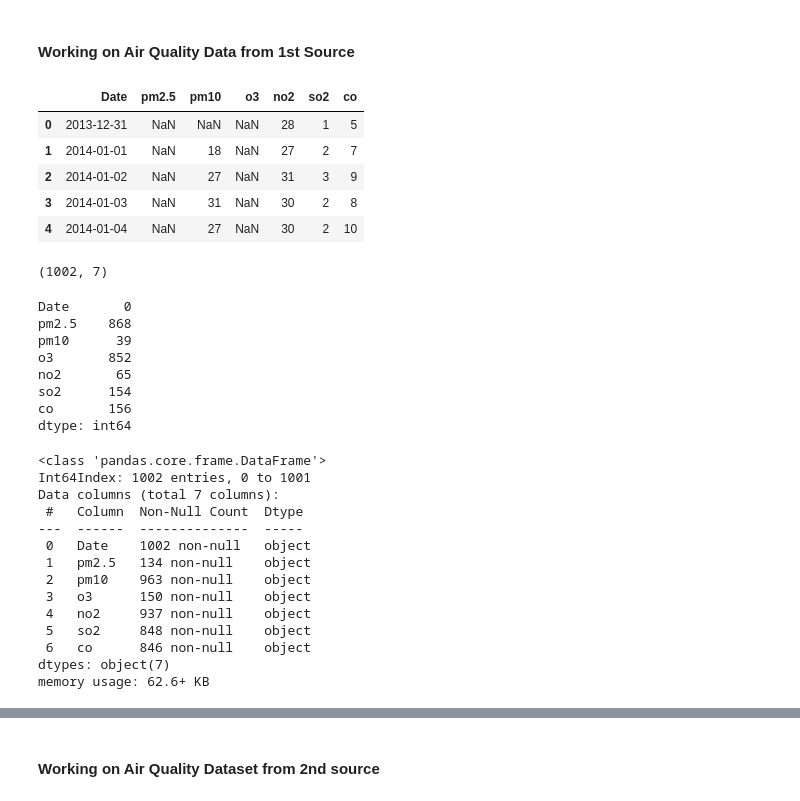
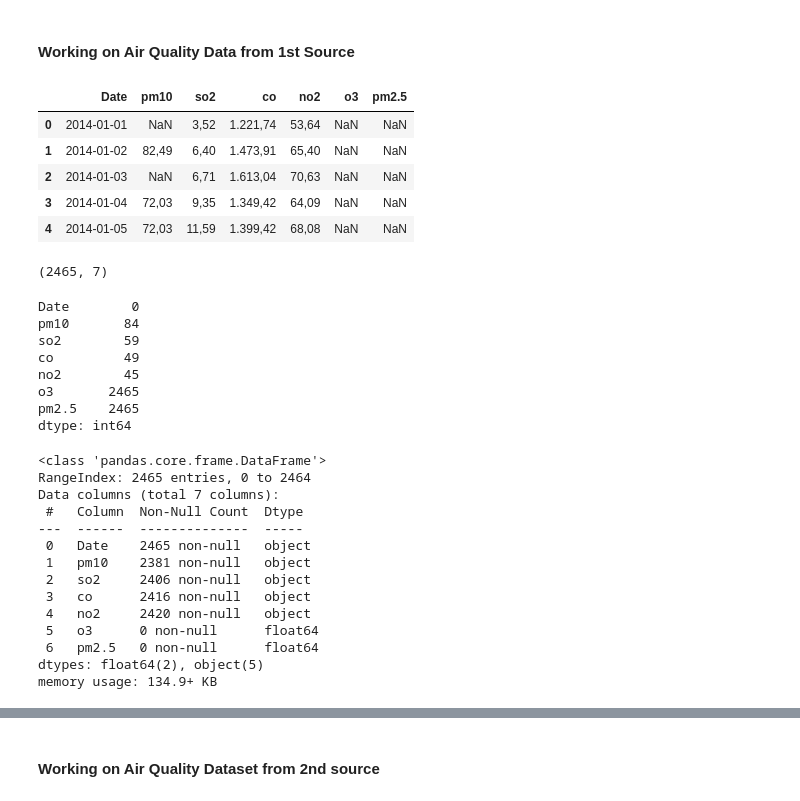
Before and after one commit to erolerdogan/AirQuality_in_Istanbul, a Jupyter notebook: AQI_in_Istanbul.ipynb, the cells around one changed output, grey strips where cells are left out. Cells and saved outputs as stored; diff of their text form; code cells hidden in the pictures.

```diff
--- a/AQI_in_Istanbul.ipynb
+++ b/AQI_in_Istanbul.ipynb
@@ -57,7 +57,7 @@ import numpy as np
 # %% [markdown]
 #### Air Quality Dataset from 1st source
 # %%
-aqi_first = pd.read_csv("istanbul_aqi.csv", names=["Date", "pm2.5", "pm10", "o3", "no2", "so2", "co"], header=0)
-
-aqi_first.head()
+aqi_first = pd.read_excel("istanbul_sirinevler_aqi_2014-2020.xlsx",
+                          names=["Date", "pm10", "so2", "co", "no2", "o3", "pm2.5"], header=2)
+aqi_first.head(11)
 # %% [output]
@@ -162,67 +159,66 @@ dtype: int64
 #### Working on Air Quality Data from 1st Source
 # %%
 # Changing empty or wrong cell's values as NaN values
-aqi_first.replace(["", " "], np.nan, inplace=True)
-
+aqi_first.replace(["", " ", "-"], np.nan, inplace=True)
+aqi_first.replace([","], np.nan, inplace=True)
 # Converting Date to actual datetime
 aqi_first.Date = pd.to_datetime(aqi_first.Date)
 
 aqi_first.sort_values(by="Date", inplace=True)
-aqi_first.drop(0, inplace=True)
 aqi_first.reset_index(drop=True, inplace=True)
 
-# Removing 2020 datas because of we don't have it within 'combined_data.csv'
-aqi_first = aqi_first.iloc[:-3,:]
+###      # Removing 2020 datas because of we don't have it within 'combined_data.csv'
+###      aqi_first = aqi_first.iloc[:-3,:]
 
-# Due to combine data
-mask = aqi_first.Date < "2017-01-02"
-aqi_first = aqi_first[mask]
+# No need to mask anymore. Modification data: 2020-10-09 by erolerdogan
+###      # Due to combine data
+###      mask = aqi_first.Date < "2017-01-02"
+###      aqi_first = aqi_first[mask]
 
 # Converting Date to actual datetime
 aqi_first.Date = pd.to_datetime(aqi_first.Date).dt.strftime("%Y-%m-%d")
 aqi_first.head()
 # %% [output]
-|  | Date | pm2.5 | pm10 | o3 | no2 | so2 | co |
-| 0 | 2013-12-31 | NaN | NaN | NaN | 28 | 1 | 5 |
-| 1 | 2014-01-01 | NaN | 18 | NaN | 27 | 2 | 7 |
-| 2 | 2014-01-02 | NaN | 27 | NaN | 31 | 3 | 9 |
-| 3 | 2014-01-03 | NaN | 31 | NaN | 30 | 2 | 8 |
-| 4 | 2014-01-04 | NaN | 27 | NaN | 30 | 2 | 10 |
+|  | Date | pm10 | so2 | co | no2 | o3 | pm2.5 |
+| 0 | 2014-01-01 | NaN | 3,52 | 1.221,74 | 53,64 | NaN | NaN |
+| 1 | 2014-01-02 | 82,49 | 6,40 | 1.473,91 | 65,40 | NaN | NaN |
+| 2 | 2014-01-03 | NaN | 6,71 | 1.613,04 | 70,63 | NaN | NaN |
+| 3 | 2014-01-04 | 72,03 | 9,35 | 1.349,42 | 64,09 | NaN | NaN |
+| 4 | 2014-01-05 | 72,03 | 11,59 | 1.399,42 | 68,08 | NaN | NaN |
 # %%
 aqi_first.shape
 # %% [output]
-(1002, 7)
+(2465, 7)
 # %%
 aqi_first.isnull().sum()
 # %% [output]
-Date       0
-pm2.5    868
-pm10      39
-o3       852
-no2       65
-so2      154
-co       156
+Date        0
+pm10       84
+so2        59
+co         49
+no2        45
+o3       2465
+pm2.5    2465
 dtype: int64
 # %%
-# Dropping to PM2.5 index due to many NA values
-# aqi.drop("pm2.5", axis=1, inplace=True)
+# aqi.drop("pm2.5", axis=1, inplace=True) # Dropping to PM2.5 index due to many NA values
 
 aqi_first.info()
 # %% [output]
 <class 'pandas.core.frame.DataFrame'>
-Int64Index: 1002 entries, 0 to 1001
+RangeIndex: 2465 entries, 0 to 2464
 Data columns (total 7 columns):
  #   Column  Non-Null Count  Dtype
 ---  ------  --------------  -----
- 0   Date    1002 non-null   object
- 1   pm2.5   134 non-null    object
- 2   pm10    963 non-null    object
- 3   o3      150 non-null    object
- 4   no2     937 non-null    object
- 5   so2     848 non-null    object
- 6   co      846 non-null    object
-dtypes: object(7)
-memory usage: 62.6+ KB
+ 0   Date    2465 non-null   object
+ 1   pm10    2381 non-null   object
+ 2   so2     2406 non-null   object
+ 3   co      2416 non-null   object
+ 4   no2     2420 non-null   object
+ 5   o3      0 non-null      float64
+ 6   pm2.5   0 non-null      float64
+dtypes: float64(2), object(5)
+memory usage: 134.9+ KB
 # %%
 aqi_first.tail()
 # %% [output]
```
Also changed, not shown: parts of 47 cells of this notebook.
